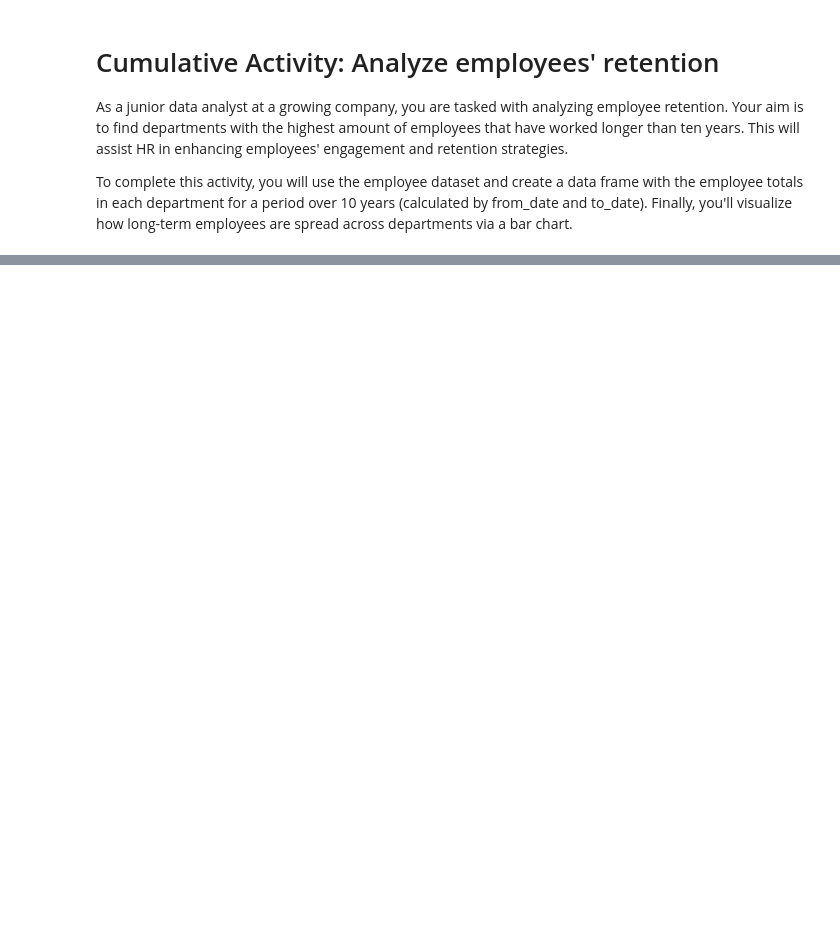
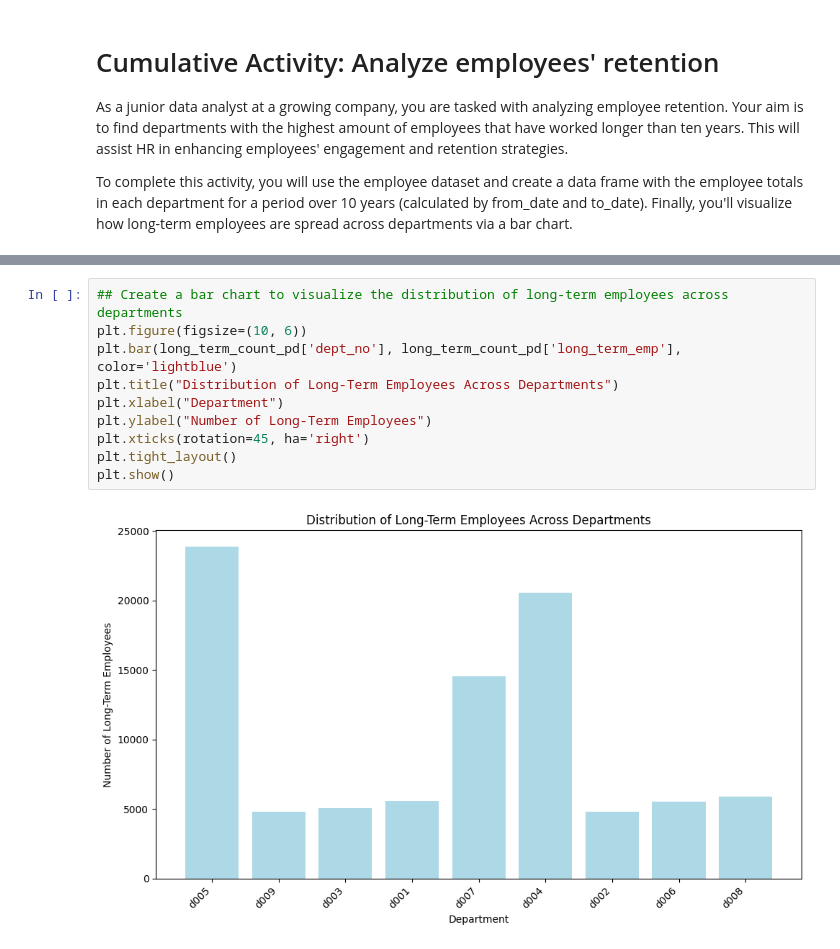
Before and after one commit to KunleAdeyanju/PySpark-Foundations, a Jupyter notebook: projects/PySpark foundations script.ipynb, the cells around one changed output, grey strips where cells are left out. Drawn from its saved outputs; the diff is of its cells as text; blank space fills up the shorter version.

```diff
--- a/projects/PySpark foundations script.ipynb
+++ b/projects/PySpark foundations script.ipynb
@@ -312,0 +488,12 @@ from pyspark.sql import functions as F
+# %%
+## Create a bar chart to visualize the distribution of long-term employees across departments
+plt.figure(figsize=(10, 6))
+plt.bar(long_term_count_pd['dept_no'], long_term_count_pd['long_term_emp'], color='lightblue')
+plt.title("Distribution of Long-Term Employees Across Departments")
+plt.xlabel("Department")
+plt.ylabel("Number of Long-Term Employees")
+plt.xticks(rotation=45, ha='right')
+plt.tight_layout()
+plt.show()
+# %% [output]
+[figure, added]
```
Also changed, not shown: parts of 16 cells of this notebook.
